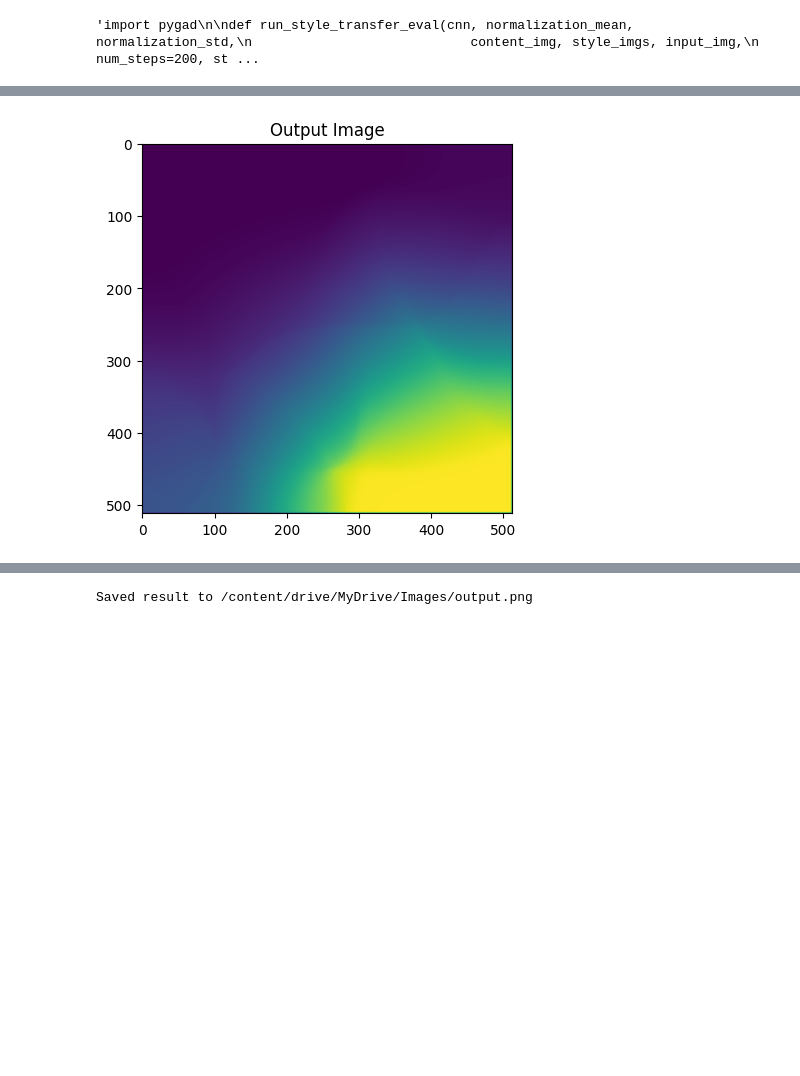
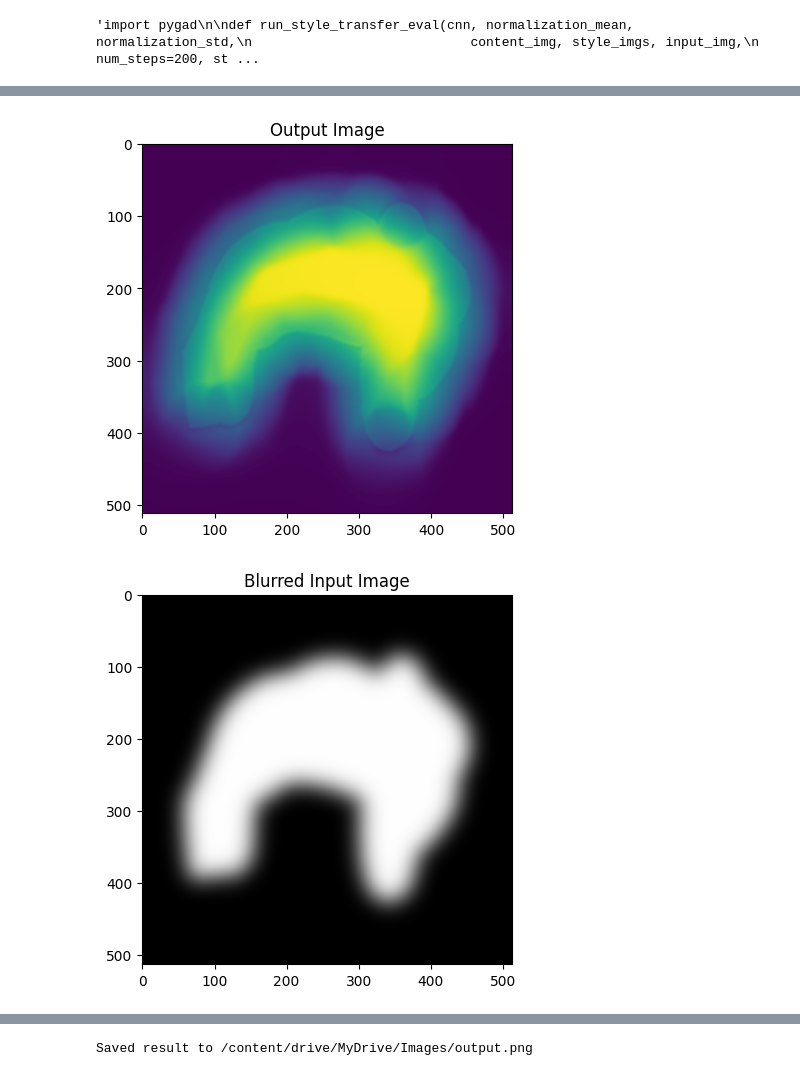
Before and after one commit to G-Chist/terrain-generation-research, a Jupyter notebook: src/py/NeuralStyleTransfer.ipynb, the cells around one changed output, grey strips where cells are left out. Cells and saved outputs as stored; diff of their text form; code cells hidden in the pictures; blank space fills up the shorter version.

```diff
--- a/src/py/NeuralStyleTransfer.ipynb
+++ b/src/py/NeuralStyleTransfer.ipynb
@@ -126,8 +128,8 @@ class StyleLoss(nn.Module):
 
     def forward(self, input):
         G = gram_matrix(input)
-        # min weighted losses over all target style images
-        self.loss = min(F.mse_loss(G, target) * w for target, w in zip(self.targets, self.weights))
+        # weighted sum of losses over all target style images
+        self.loss = sum(F.mse_loss(G, target) * w for target, w in zip(self.targets, self.weights))
         return input
 # %%
 cnn = vgg19(weights=VGG19_Weights.DEFAULT).features.eval()
@@ -272,7 +274,7 @@ def get_input_optimizer(input_img):
 # %%
 def run_style_transfer(cnn, normalization_mean, normalization_std,
                        content_img, style_imgs, input_img, num_steps=600,
-                       style_weight=1.02542, content_weight=1.04913, tv_weight=1):
+                       style_weight=1.02542, content_weight=1.04913, tv_weight=0.12):
     """Run the style transfer."""
     print('Building the style transfer model..')
     model, style_losses, content_losses = get_style_model_and_losses(cnn,
@@ -321,7 +323,7 @@ def run_style_transfer(cnn, normalization_mean, normalization_std,
                     style_score.item(), content_score.item(), tv_loss))
                 print()
 
-            return style_score + content_score
+            return style_score + content_score + tv_loss # return total loss for optimizer
 
         optimizer.step(closure)
 
@@ -479,0 +482,18 @@ plt.show()
+# %%
+# Tune SCALING_FACTOR
+
+min = np.inf
+index = 0
+for i in range(0, 3000):
+  r0 = output ** (i/1000)
+
+  result = gaussian_blur(r0, BLUR_SIZE, sigma)  # smoothen
+  content_loss = (torch.mean((torch.abs((input_img - result))*(input_img + 0.1))) ** 2).item()
+  if content_loss < min:
+    min = content_loss
+    index = i/1000
+
+  print("Content loss:", content_loss)
+
+print(f"Minimum content loss: {min}")
+print(f"Index: {index}")
@@ -485,16 +523,27 @@ input_img = input_img.mean(dim=1, keepdim=True)  # forcibly turn to b&w
 
 BLUR_SIZE = 5
 sigma = 1.0
-SCALING_FACTOR = 1.8
+SCALING_FACTOR = index
 
 r0 = output ** SCALING_FACTOR
 
 result = gaussian_blur(r0, BLUR_SIZE, sigma)  # smoothen
 
+content_loss = (torch.mean((torch.abs((input_img - result))*(input_img + 0.1))) ** 2).item()
+
+blurred_img = gaussian_blur(content_img, 400, 15.0)
+
+print("Content loss:", content_loss)
+
 plt.figure()
 imshow(result, title='Output Image')
 
-# sphinx_gallery_thumbnail_number = 4
 plt.ioff()
 plt.show()
+
+plt.figure()
+imshow(blurred_img, title='Blurred Input Image')
+
+plt.ioff()
+plt.show()
 # %% [output]
@@ -501,4 +551,5 @@ plt.show()
-[figure, old version]
+[figure, new version]
+[figure, added]
 # %%
 def tensor_to_array(img):
     if isinstance(img, torch.Tensor):
```
Also changed, not shown: parts of 9 cells of this notebook.
